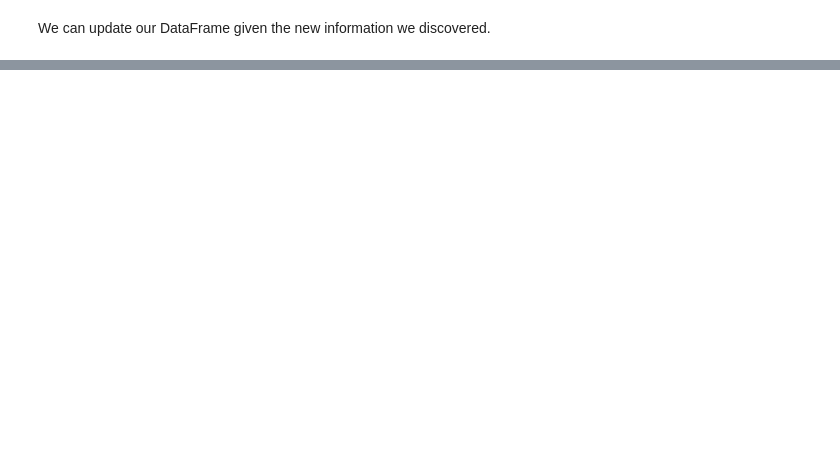
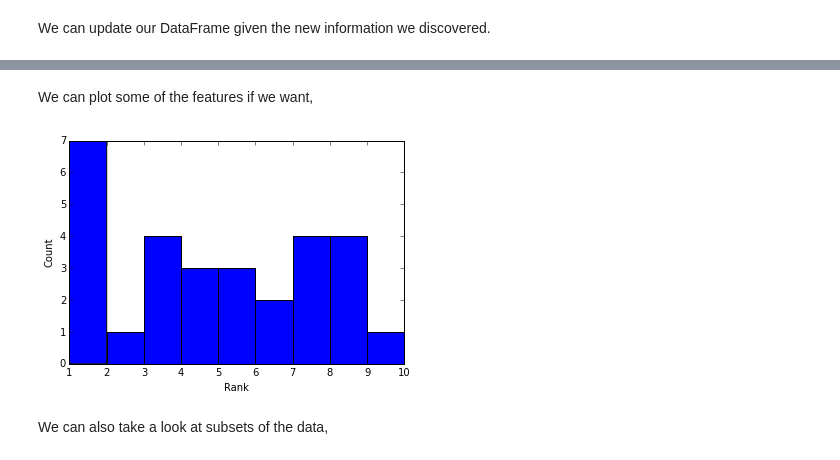
Before and after one commit to rmoakler/learning-data-science, a Jupyter notebook: 2015-09-29 Dealing with data.ipynb, the cells around one changed output, grey strips where cells are left out. Cells and saved outputs as stored; diff of their text form; code cells hidden in the pictures; blank space fills up the shorter version.

```diff
--- a/2015-09-29 Dealing with data.ipynb
+++ b/2015-09-29 Dealing with data.ipynb
@@ -144,0 +169,2 @@ users.head()
+# %%
+survey = pd.read_csv("data/ds_survey.csv")
@@ -144,0 +218,3 @@ users.head()
+# %%
+for field in ['full_time', 'regression', 'databases', 'cloud', 'api']:
+    survey[field] = (survey[field] == "Yes").astype('int')
@@ -144,0 +238,14 @@ users.head()
+# %% [markdown]
+We can plot some of the features if we want,
+# %%
+import matplotlib.pyplot as plt
+
+plt.hist(survey['terminal'], bins=range(1, 11))
+plt.ylabel('Count')
+plt.xlabel('Rank')
+plt.xticks(ha='center')
+plt.show()
+# %% [output]
+[figure, added]
+# %% [markdown]
+We can also take a look at subsets of the data,
```
Also changed, not shown: parts of 29 cells of this notebook.
